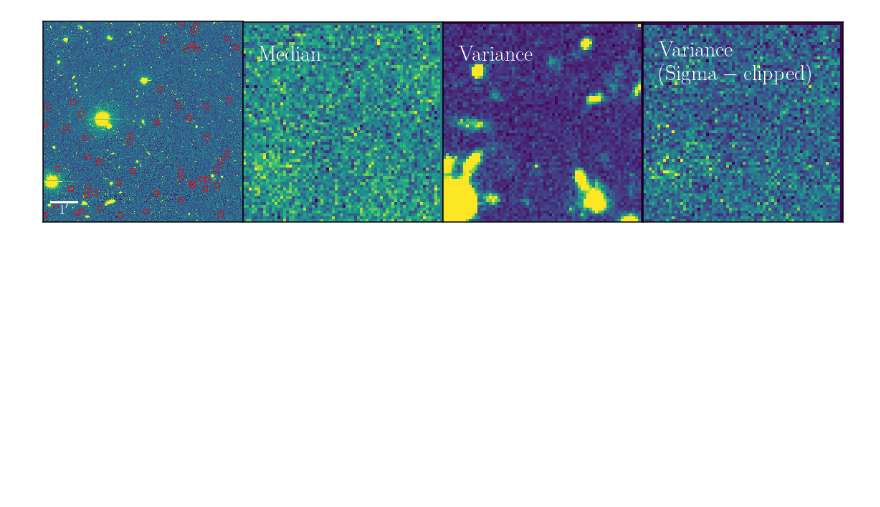
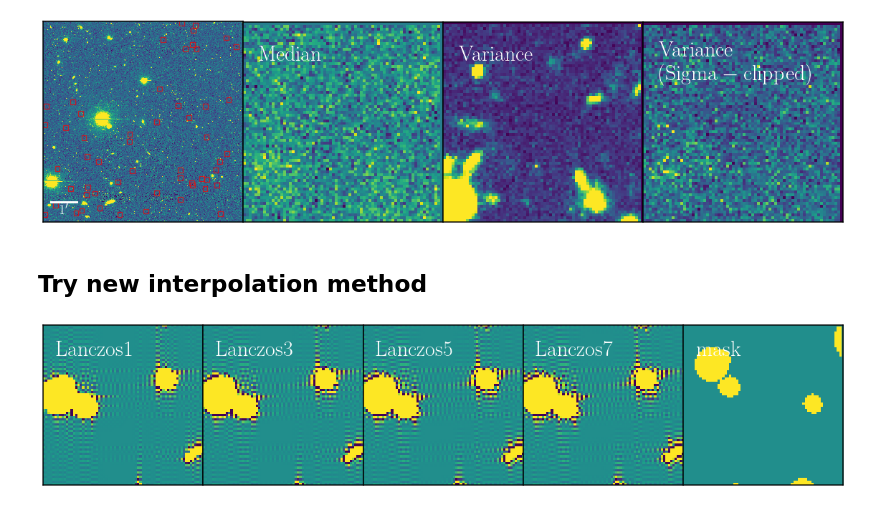
Before and after one commit to AstroJacobLi/HSC_stacking, a Jupyter notebook: SkyObj stack.ipynb, the cells around one changed output. Saved outputs shown, nothing was run; the diff lists cells and outputs as text; code cells hidden in the pictures; blank space fills up the shorter version.

Commit message:
try lanczos from galsim

```diff
--- a/SkyObj stack.ipynb
+++ b/SkyObj stack.ipynb
@@ -83,3 +86,5 @@ plt.subplots_adjust(wspace=0.0)
 plt.savefig('./stack_sky.png', dpi=100, bbox_inches='tight')
 # %% [output]
 [figure]
+# %% [markdown]
+## Try new interpolation method
@@ -85,0 +95,16 @@ plt.savefig('./stack_sky.png', dpi=100, bbox_inches='tight')
+# %%
+data_set = []
+
+for i in range(4):
+    psf = galsim.InterpolatedImage(galsim.Image(ssky.mask, dtype=float),
+                                   scale = 0.168, x_interpolant=Lanczos(2*i+1))
+    psf = psf.rotate(galsim.Angle(30, unit=galsim.degrees))
+    res = psf.drawImage(scale=0.168, nx=70, ny=70)
+    data_set.append(res.array)
+
+data_set.append(ssky.mask)
+display_multiple(data_set, scale_bar=False, scale='zscale',
+                 text=['Lanczos1', 'Lanczos3', 'Lanczos5', 'Lanczos7', 'mask']);
+#plt.savefig('./lanczos_mask.png', dpi=100, bbox_inches='tight')
+# %% [output]
+[figure, added]
```
Also changed, not shown: parts of 6 cells of this notebook, 2 other files.
